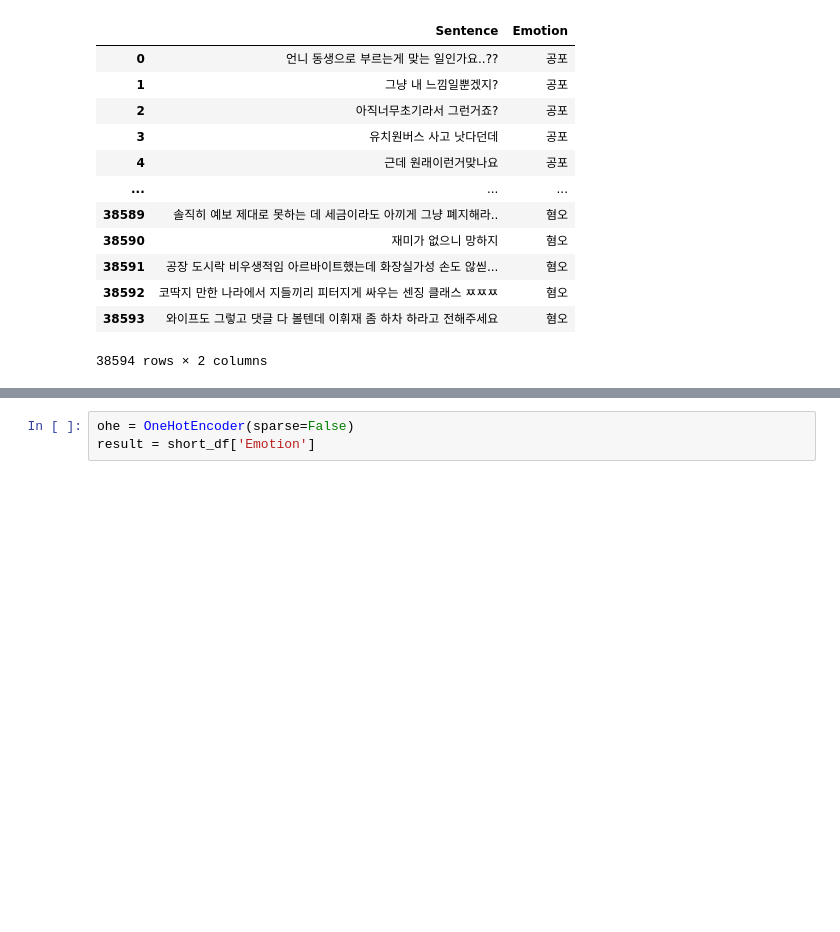
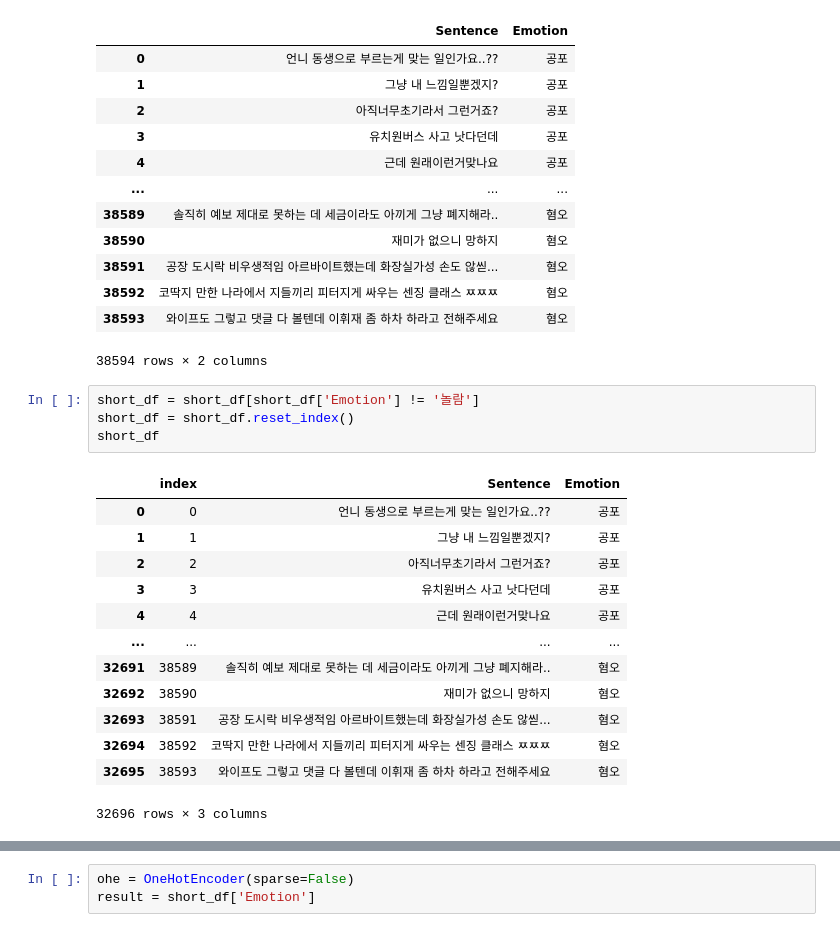
Before and after one commit to comsa33/-_-_-, a Jupyter notebook: chatbot_train.ipynb, the cells around one changed output, grey strips where cells are left out. Cells and saved outputs as stored; diff of their text form; blank space fills up the shorter version.

```diff
--- a/chatbot_train.ipynb
+++ b/chatbot_train.ipynb
@@ -28,6 +28,24 @@ short_df
 | 38592 | 코딱지 만한 나라에서 지들끼리 피터지게 싸우는 센징 클래스 ㅉㅉㅉ | 혐오 |
 | 38593 | 와이프도 그렇고 댓글 다 볼텐데 이휘재 좀 하차 하라고 전해주세요 | 혐오 |
 38594 rows × 2 columns
+# %%
+short_df = short_df[short_df['Emotion'] != '놀람']
+short_df = short_df.reset_index()
+short_df
+# %% [output]
+|  | index | Sentence | Emotion |
+| 0 | 0 | 언니 동생으로 부르는게 맞는 일인가요..?? | 공포 |
+| 1 | 1 | 그냥 내 느낌일뿐겠지? | 공포 |
+| 2 | 2 | 아직너무초기라서 그런거죠? | 공포 |
+| 3 | 3 | 유치원버스 사고 낫다던데 | 공포 |
+| 4 | 4 | 근데 원래이런거맞나요 | 공포 |
+| ... | ... | ... | ... |
+| 32691 | 38589 | 솔직히 예보 제대로 못하는 데 세금이라도 아끼게 그냥 폐지해라.. | 혐오 |
+| 32692 | 38590 | 재미가 없으니 망하지 | 혐오 |
+| 32693 | 38591 | 공장 도시락 비우생적임 아르바이트했는데 화장실가성 손도 않씯... | 혐오 |
+| 32694 | 38592 | 코딱지 만한 나라에서 지들끼리 피터지게 싸우는 센징 클래스 ㅉㅉㅉ | 혐오 |
+| 32695 | 38593 | 와이프도 그렇고 댓글 다 볼텐데 이휘재 좀 하차 하라고 전해주세요 | 혐오 |
+32696 rows × 3 columns
 # %%
 short_df['Emotion'].value_counts()
 # %% [output]
```
Also changed, not shown: parts of 19 cells of this notebook, 1 other file.
